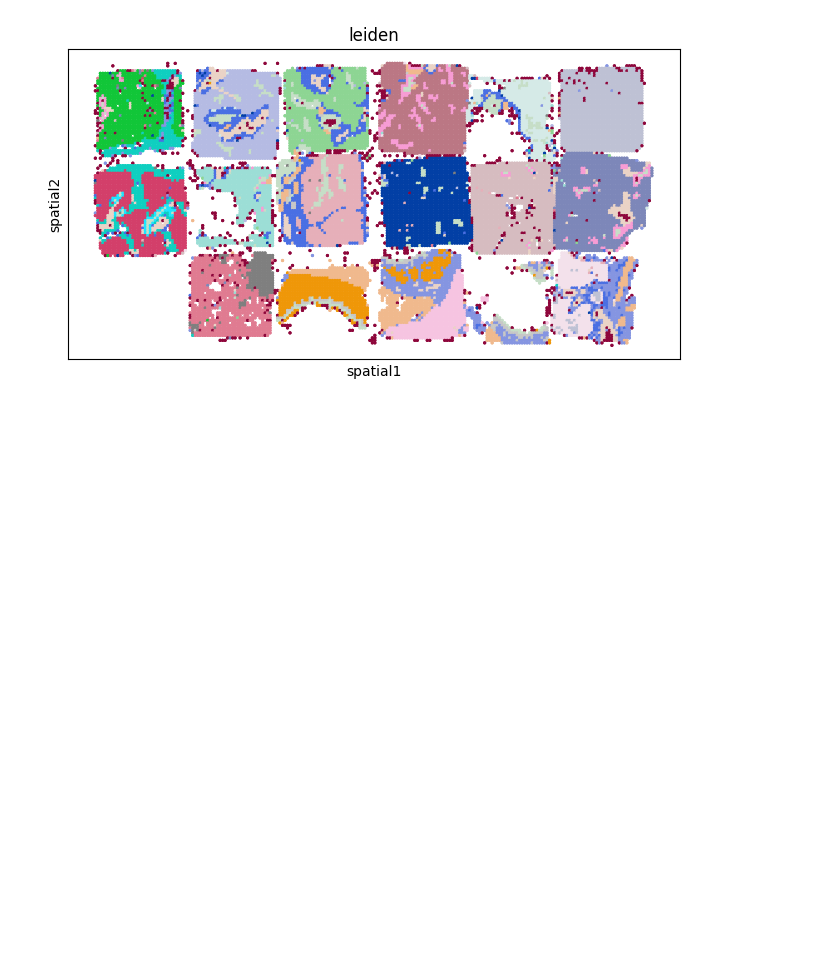
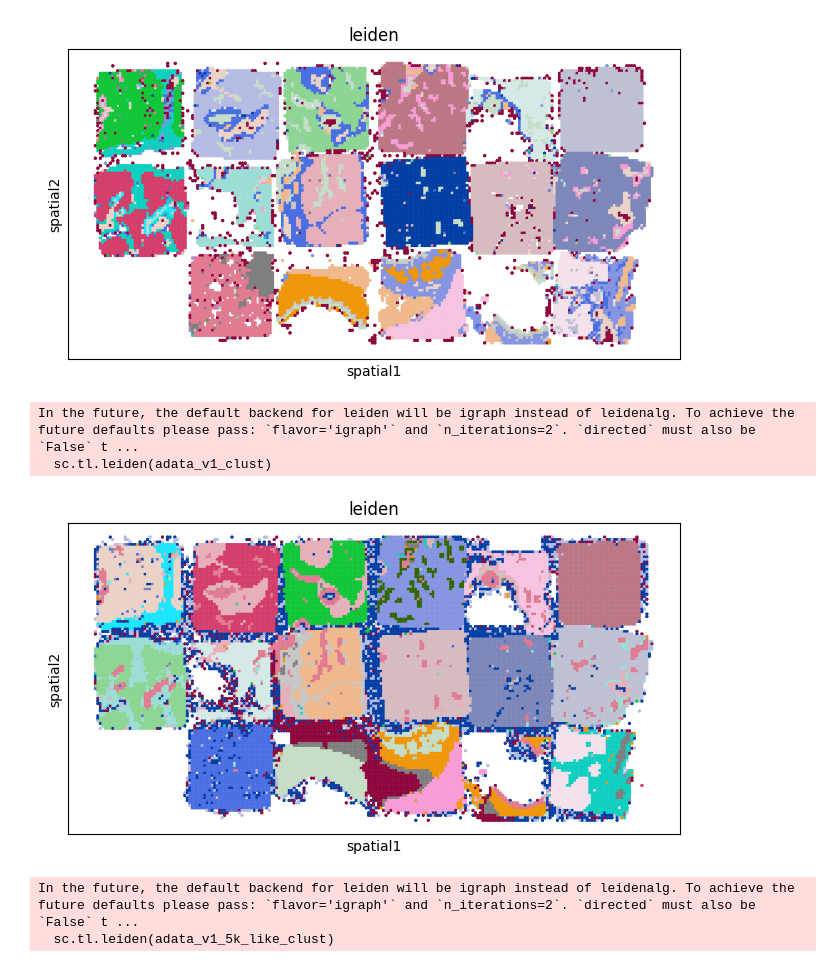
Before and after one commit to niekparidaens/BEP, a Jupyter notebook: Hest1k.ipynb, the cells around one changed output. Saved outputs shown, nothing was run; the diff lists cells and outputs as text; code cells hidden in the pictures; blank space fills up the shorter version.

```diff
--- a/Hest1k.ipynb
+++ b/Hest1k.ipynb
@@ -719,3 +719,36 @@ sq.pl.spatial_scatter(
 )
 # %% [output]
 [figure]
+# %%
+adata_v1_clust = adata_v1.copy()
+sc.pp.normalize_total(adata_v1_clust, inplace=True)
+sc.pp.log1p(adata_v1_clust)
+sc.pp.pca(adata_v1_clust)
+sc.pp.neighbors(adata_v1_clust)
+# sc.tl.umap(adata_v1_clust)
+sc.tl.leiden(adata_v1_clust)
+# %% [output]
+In the future, the default backend for leiden will be igraph instead of leidenalg. To achieve the future defaults please pass: `flavor='igraph'` and `n_iterations=2`. `directed` must also be `False` t ...
+  sc.tl.leiden(adata_v1_clust)
+# %%
+sq.pl.spatial_scatter(
+    adata_v1_clust,
+    library_id="spatial",
+    shape=None,
+    color=["leiden"],
+    legend_loc=None,
+    wspace=0.4,
+)
+# %% [output]
+[figure, added]
+# %%
+adata_v1_5k_like_clust = adata_v1_5k_like.copy()
+sc.pp.normalize_total(adata_v1_5k_like_clust, inplace=True)
+sc.pp.log1p(adata_v1_5k_like_clust)
+sc.pp.pca(adata_v1_5k_like_clust)
+sc.pp.neighbors(adata_v1_5k_like_clust)
+# sc.tl.umap(adata_v1_5k_like_clust)
+sc.tl.leiden(adata_v1_5k_like_clust)
+# %% [output]
+In the future, the default backend for leiden will be igraph instead of leidenalg. To achieve the future defaults please pass: `flavor='igraph'` and `n_iterations=2`. `directed` must also be `False` t ...
+  sc.tl.leiden(adata_v1_5k_like_clust)
```
Also changed, not shown: parts of 2 cells of this notebook, 3 other files.
